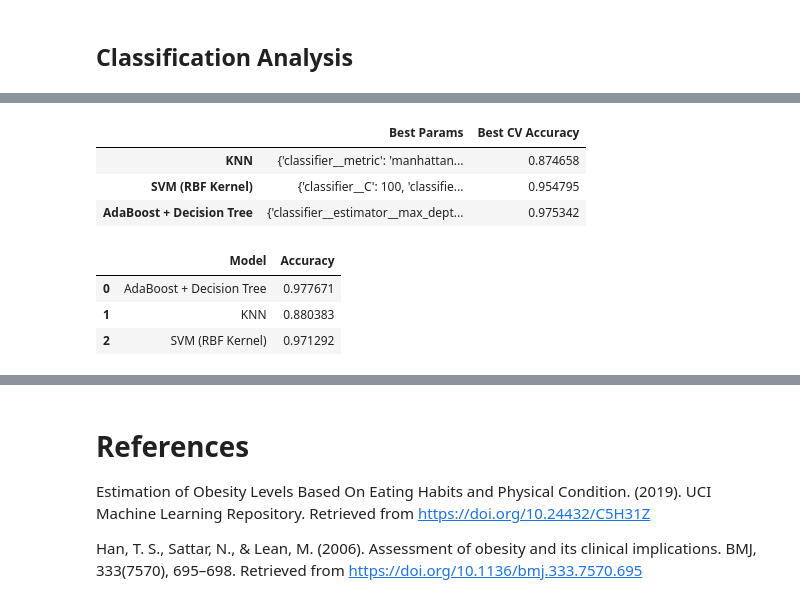
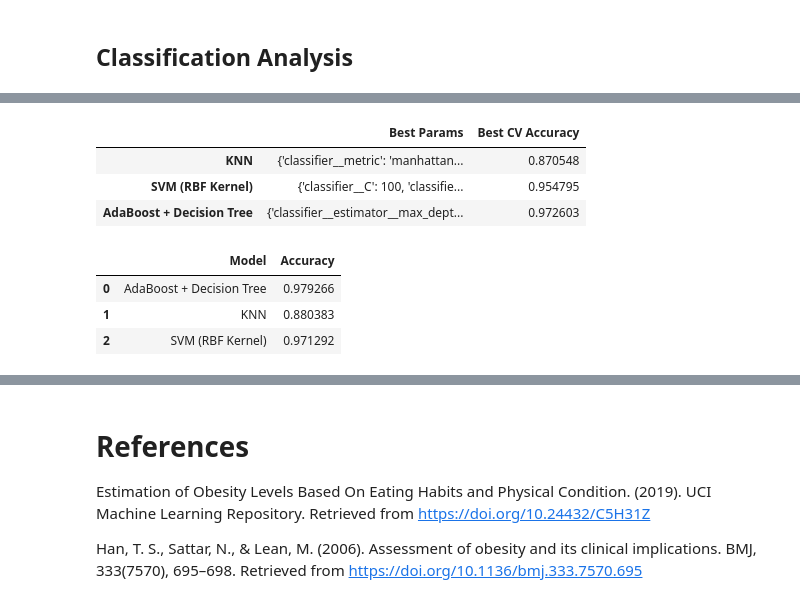
Before and after one commit to UBC-MDS/obesity-classifier-group17, a Jupyter notebook: notebooks/obesity_level_predictor_report.ipynb, the cells around one changed output, grey strips where cells are left out. Drawn from its saved outputs; the diff is of its cells as text; code cells hidden in the pictures.

```diff
--- a/notebooks/obesity_level_predictor_report.ipynb
+++ b/notebooks/obesity_level_predictor_report.ipynb
@@ -607,37 +608,38 @@ param_grids = {
 best_params = {}
 best_scores = {}
 
 # Hyper paramaters optimization for each model
+cv = StratifiedKFold(n_splits=5, shuffle=True, random_state=522)
 for name, model in models.items():
     pipeline = Pipeline(steps=[('preprocessor', preprocessor), ('classifier', model)])
     param_grid = {f'classifier__{key}': value for key, value in param_grids[name].items()}
 
     grid_search = GridSearchCV(
         pipeline,
         param_grid=param_grid,
-        cv=5,
+        cv=cv,
         scoring='accuracy',
         n_jobs=-1
     )
     grid_search.fit(
         train_df.drop('obesity_level', axis=1),
         train_df['obesity_level']
     )
 
     best_params[name] = grid_search.best_params_
     best_scores[name] = grid_search.best_score_
 
 # Print result
 hy_results_df = pd.DataFrame({
     'Best Params': best_params,
     'Best CV Accuracy': best_scores
 })
 hy_results_df
 # %% [output]
 |  | Best Params | Best CV Accuracy |
-| KNN | {'classifier__metric': 'manhattan... | 0.874658 |
+| KNN | {'classifier__metric': 'manhattan... | 0.870548 |
 | SVM (RBF Kernel) | {'classifier__C': 100, 'classifie... | 0.954795 |
-| AdaBoost + Decision Tree | {'classifier__estimator__max_dept... | 0.975342 |
+| AdaBoost + Decision Tree | {'classifier__estimator__max_dept... | 0.972603 |
 # %%
 # Auto generating parameters
 auto_best_params = {}
@@ -702,7 +704,7 @@ test_results_df.columns = ['Model', 'Accuracy']
 test_results_df
 # %% [output]
 |  | Model | Accuracy |
-| 0 | AdaBoost + Decision Tree | 0.977671 |
+| 0 | AdaBoost + Decision Tree | 0.979266 |
 | 1 | KNN | 0.880383 |
 | 2 | SVM (RBF Kernel) | 0.971292 |
 # %%
```
Also changed, not shown: parts of 2 cells of this notebook, 1 other file.
